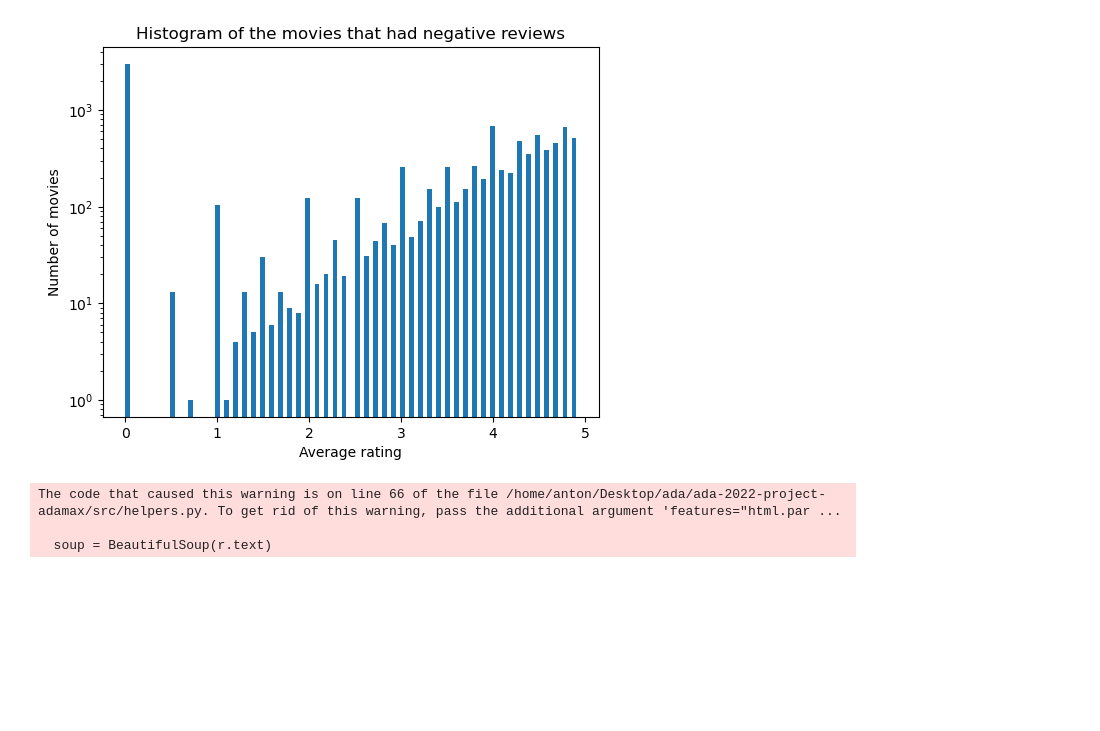
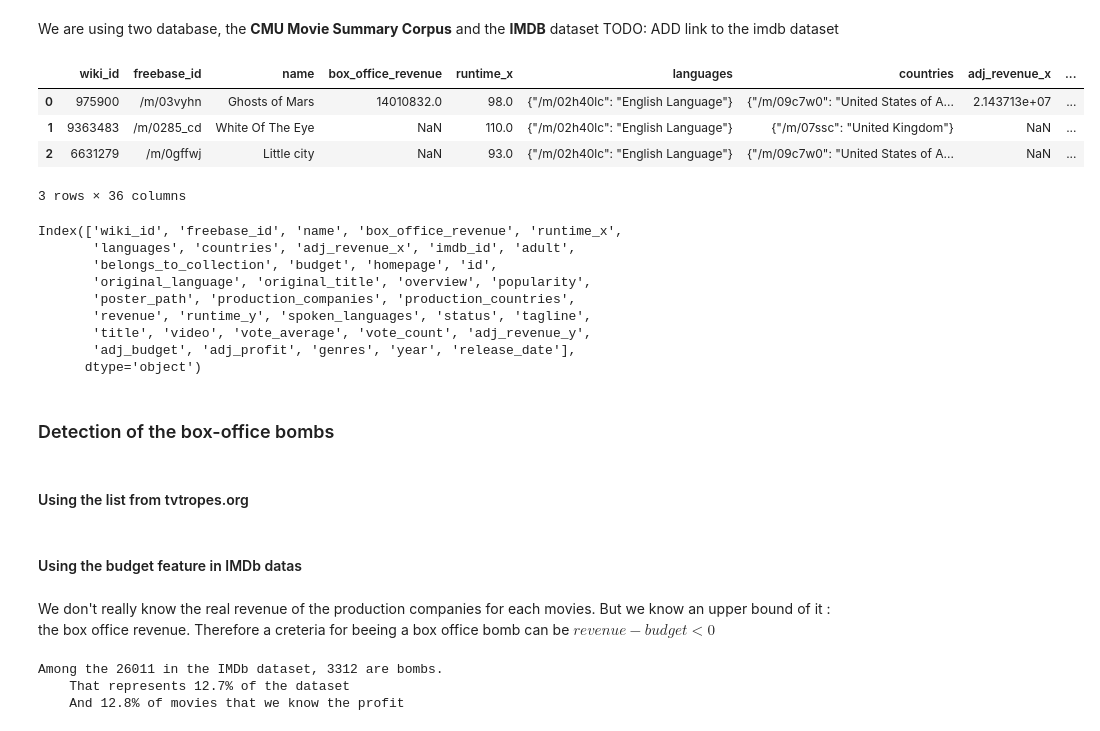
Before and after one commit to epfl-ada/ada-2022-project-adamax, a Jupyter notebook: src/movie-success-analysis.ipynb, the cells around one changed output. Saved outputs shown, nothing was run; the diff lists cells and outputs as text; code cells hidden in the pictures; blank space fills up the shorter version.

```diff
--- a/src/movie-success-analysis.ipynb
+++ b/src/movie-success-analysis.ipynb
@@ -50,22 +44,27 @@ The top 10 movies that had the lowest profits:
-# %%
-# Get movies with negative reviews
-df_neg_reviews = get_imdb_movies()
-# Take the lowest quantile movies by average rating
-df_neg_reviews = df_neg_reviews[df_neg_reviews["vote_average"] < df_neg_reviews["vote_average"].quantile(0.25)]
-# Plot ta histogram of the reviews with log y
-df_neg_reviews["vote_average"].plot.hist(bins=100, log=True)
-plt.title("Histogram of the movies that had negative reviews")
-plt.xlabel("Average rating")
-plt.ylabel("Number of movies")
-plt.show()
-# %% [output]
-[figure, removed]
-# %%
-tvt_bombs = get_bombs_title()
-movies = get_movies()
-# Find the movies with the same title as tvt bombs from movies df
-df_tvt_bombs = movies[movies["name"].isin(tvt_bombs)]
-# %% [output]
-The code that caused this warning is on line 66 of the file /home/anton/Desktop/ada/ada-2022-project-adamax/src/helpers.py. To get rid of this warning, pass the additional argument 'features="html.par ...
-
-  soup = BeautifulSoup(r.text)
+# %% [markdown]
+We are using two database, the **CMU Movie Summary Corpus** and the **IMDB** dataset TODO: ADD link to the imdb dataset
+# %%
+# Get the movie dataframe
+df_movies = get_movies()
+
+display(df_movies.head(3))
+print(df_movies.columns)
+# %% [output]
+|  | wiki_id | freebase_id | name | box_office_revenue | runtime_x | languages | countries | adj_revenue_x | ... |
+| 0 | 975900 | /m/03vyhn | Ghosts of Mars | 14010832.0 | 98.0 | {"/m/02h40lc": "English Language"} | {"/m/09c7w0": "United States of A... | 2.143713e+07 | ... |
+| 1 | 9363483 | /m/0285_cd | White Of The Eye | NaN | 110.0 | {"/m/02h40lc": "English Language"} | {"/m/07ssc": "United Kingdom"} | NaN | ... |
+| 2 | 6631279 | /m/0gffwj | Little city | NaN | 93.0 | {"/m/02h40lc": "English Language"} | {"/m/09c7w0": "United States of A... | NaN | ... |
+3 rows × 36 columns
+Index(['wiki_id', 'freebase_id', 'name', 'box_office_revenue', 'runtime_x',
+       'languages', 'countries', 'adj_revenue_x', 'imdb_id', 'adult',
+       'belongs_to_collection', 'budget', 'homepage', 'id',
+       'original_language', 'original_title', 'overview', 'popularity',
+       'poster_path', 'production_companies', 'production_countries',
+       'revenue', 'runtime_y', 'spoken_languages', 'status', 'tagline',
+       'title', 'video', 'vote_average', 'vote_count', 'adj_revenue_y',
+       'adj_budget', 'adj_profit', 'genres', 'year', 'release_date'],
+      dtype='object')
+# %% [markdown]
+### Detection of the box-office bombs
+# %% [markdown]
+#### Using the list from tvtropes.org
@@ -71,0 +73,16 @@ The code that caused this warning is on line 66 of the file /home/anton/Desktop/
+# %% [markdown]
+#### Using the budget feature in IMDb datas
+# %% [markdown]
+We don't really know the real revenue of the production companies for each movies. But we know an upper bound of it : the box office revenue. Therefore a creteria for beeing a box office bomb can be $revenue-budget<0$
+# %%
+# Compute that criteria
+df_movies["is_bomb_profit"] = df_movies["adj_profit"] < 0
+
+print(f"""Among the {len(df_movies)} in the IMDb dataset, {df_movies["is_bomb_profit"].sum()} are bombs.
+    That represents {df_movies["is_bomb_profit"].sum()/len(df_movies)*100:.1f}% of the dataset
+    And {df_movies["is_bomb_profit"].sum()/len(df_movies[~df_movies["adj_profit"].isna()])*100:.1f}% of movies that we know the profit
+""")
+# %% [output]
+Among the 26011 in the IMDb dataset, 3312 are bombs.
+    That represents 12.7% of the dataset
+    And 12.8% of movies that we know the profit
```
Also changed, not shown: parts of 36 cells of this notebook, 1 other file.
